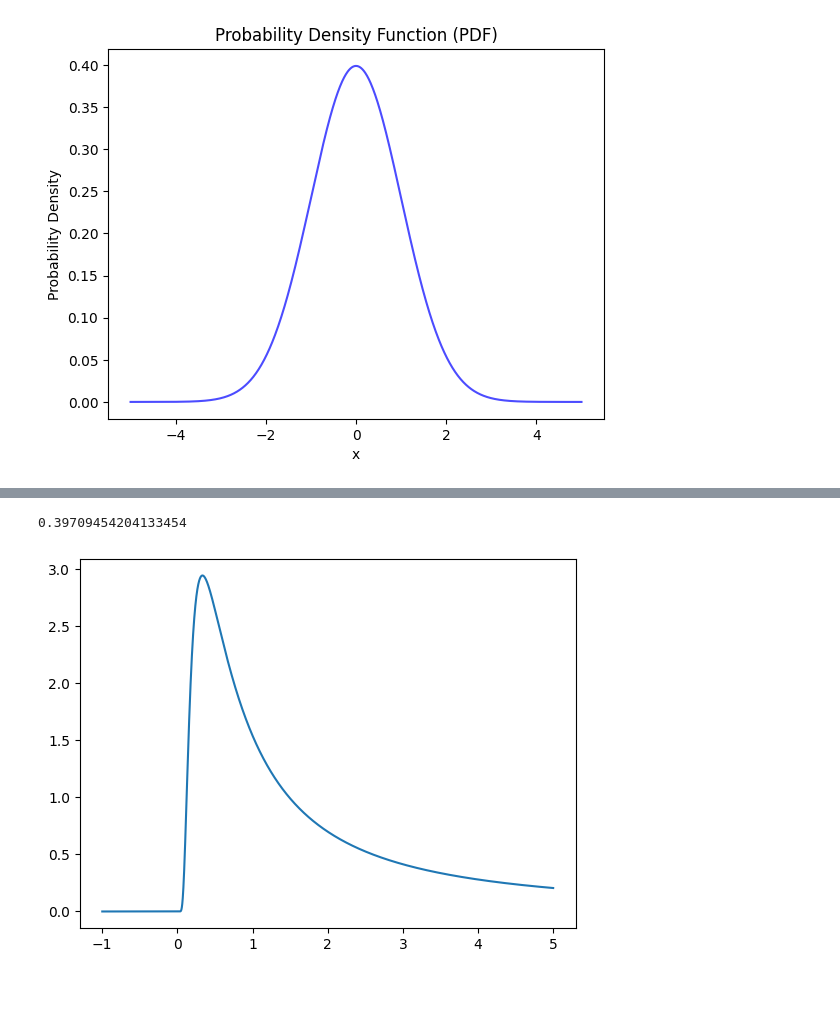
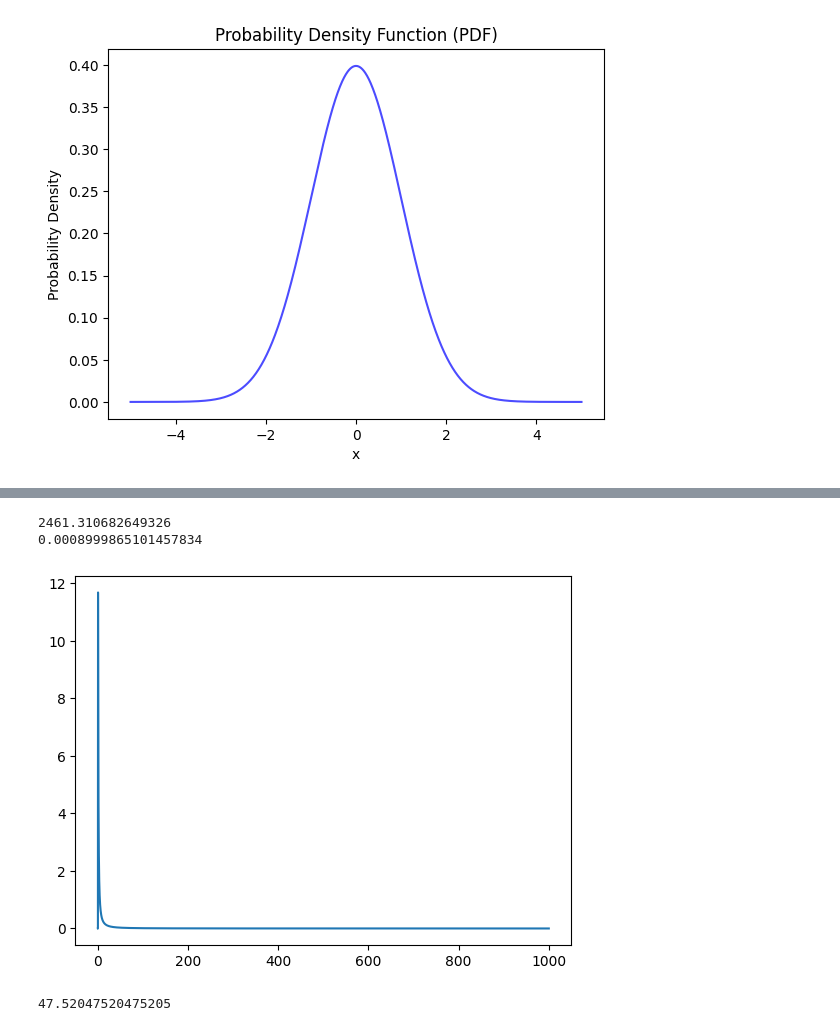
Before and after one commit to GeorgeKontos14/Economy-and-Population-Growth, a Jupyter notebook: PriorDistributions.ipynb, the cells around one changed output, grey strips where cells are left out. Cells and saved outputs as stored; diff of their text form; code cells hidden in the pictures; blank space fills up the shorter version.

```diff
--- a/PriorDistributions.ipynb
+++ b/PriorDistributions.ipynb
@@ -31,9 +18,14 @@ plt.show()
 # %%
-x = np.linspace(-1, 5, 10000)
-inv = Priors.inverse_chi1_squared(x, 0.5)
+x = np.linspace(0, 1000, 100000)
+inv = Priors.inverse_chi1_squared(x, 0.03**2)
+print(np.sum(inv))
 print(np.median(inv))
 plt.plot(x, inv)
 plt.show()
+point = Priors.inverse_squared_prior(x, 0.03)
+print(point)
 # %% [output]
-0.39709454204133454
+2461.310682649326
+0.0008999865101457834
-[figure, old version]
+[figure, new version]
+47.52047520475205
```
Also changed, not shown: parts of 8 cells of this notebook, 4 other files.
